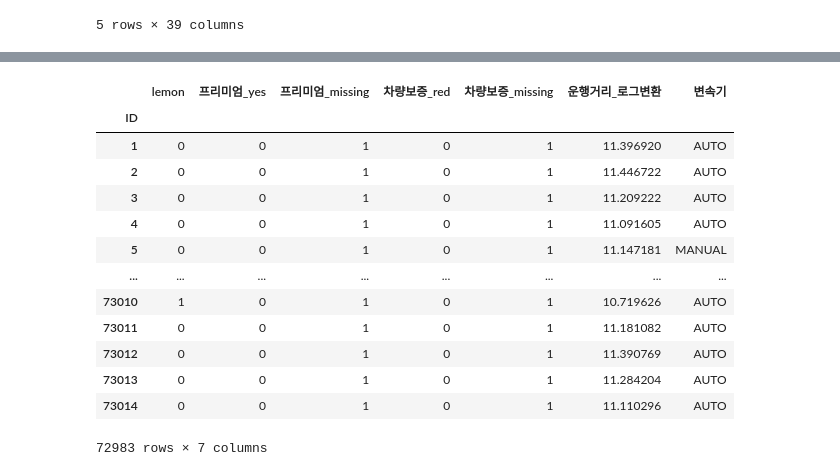
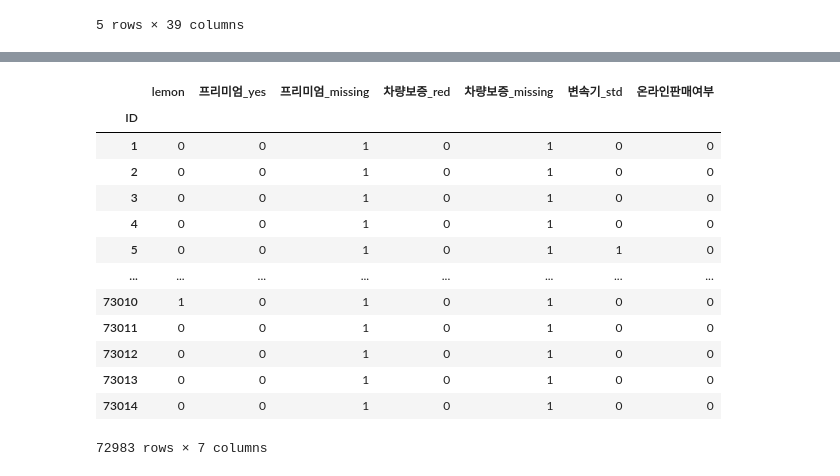
Before and after one commit to siwoolyyy/ml-data, a Jupyter notebook: lemon2.ipynb, the cells around one changed output, grey strips where cells are left out. Cells and saved outputs as stored; diff of their text form; code cells hidden in the pictures.

```diff
--- a/lemon2.ipynb
+++ b/lemon2.ipynb
@@ -70,3 +70,9 @@ AUTO      0.123242
 MANUAL    0.116071
 NaN       0.111111
 Name: lemon, dtype: float64
+# %%
+lemon['변속기'].isna().sum()
+
+lemon.loc[lemon['변속기'].isna(), ['변속기']] = 'AUTO'
+
+lemon['변속기'].isna().sum()
@@ -72,0 +81,3 @@ Name: lemon, dtype: float64
+# %%
+lemon['변속기_std'] = (lemon['변속기'] == 'MANUAL').astype(int)
+lemon['변속기_std'].count()
@@ -81,3 +123,17 @@ lemon.loc[lemon['차량크기'].isna(),: ]
 | 69980 | 0 | 2/17/2010 | ADESA | 2008 | 2 | JEEP | PATRIOT 2WD 4C | Spo | 4D SUV SPORT | SILVER | ... | ... |
 | 69990 | 0 | 2/24/2010 | ADESA | 2008 | 2 | JEEP | PATRIOT 2WD 4C | Spo | 4D SUV SPORT | BLACK | ... | ... |
 5 rows × 39 columns
+# %%
+idx = lemon.index[lemon['차량크기'].isna()]
+
+
+lemon.loc[idx[0], '차량크기'] = 'LARGE TRUCK'
+lemon.loc[idx[1], '차량크기'] = 'MEDIUM SUV'
+lemon.loc[idx[2], '차량크기'] = 'COMPACT'
+lemon.loc[idx[3], '차량크기'] = 'SMALL SUV'
+lemon.loc[idx[4], '차량크기'] = 'SMALL SUV'
+
+# idx = lemon.index[lemon['차량크기'].isna()][:5]
+# idx_values = ['LARGE TRUCK', 'MEDIUM SUV', 'COMPACT', 'SMALL SUV', 'SMALL SUV']
+
+# lemon.loc[idx, '차량크기'] = idx_values
@@ -105,20 +165,21 @@ lemon['차량크기'].unique(), lemon.groupby(['차량크기']).size(), lemon.gr
 # %%
-cols1 = ['lemon', '프리미엄_yes', '프리미엄_missing', '차량보증_red', '차량보증_missing', '운행거리_로그변환', '변속기_std', ]
-# ['변속기','차량크기','구매주','온라인판매여부','생산국가','색상']
-lemon_rf2 = lemon[cols1]
+# cols2 = ['lemon', '프리미엄_yes', '프리미엄_missing', '차량보증_red', '차량보증_missing', '운행거리_로그변환', '변속기_std', '온라인판매여부' ]
+cols2 = ['lemon', '프리미엄_yes', '프리미엄_missing', '차량보증_red', '차량보증_missing', '변속기_std', '온라인판매여부' ]
+# ['차량크기','구매주','생산국가','색상']
+lemon_rf2 = lemon[cols2]
 lemon_rf2
 # %% [output]
-|  | lemon | 프리미엄_yes | 프리미엄_missing | 차량보증_red | 차량보증_missing | 운행거리_로그변환 | 변속기 |
+|  | lemon | 프리미엄_yes | 프리미엄_missing | 차량보증_red | 차량보증_missing | 변속기_std | 온라인판매여부 |
 | ID |  |  |  |  |  |  |  |
-| 1 | 0 | 0 | 1 | 0 | 1 | 11.396920 | AUTO |
-| 2 | 0 | 0 | 1 | 0 | 1 | 11.446722 | AUTO |
-| 3 | 0 | 0 | 1 | 0 | 1 | 11.209222 | AUTO |
-| 4 | 0 | 0 | 1 | 0 | 1 | 11.091605 | AUTO |
-| 5 | 0 | 0 | 1 | 0 | 1 | 11.147181 | MANUAL |
+| 1 | 0 | 0 | 1 | 0 | 1 | 0 | 0 |
+| 2 | 0 | 0 | 1 | 0 | 1 | 0 | 0 |
+| 3 | 0 | 0 | 1 | 0 | 1 | 0 | 0 |
+| 4 | 0 | 0 | 1 | 0 | 1 | 0 | 0 |
+| 5 | 0 | 0 | 1 | 0 | 1 | 1 | 0 |
 | ... | ... | ... | ... | ... | ... | ... | ... |
-| 73010 | 1 | 0 | 1 | 0 | 1 | 10.719626 | AUTO |
-| 73011 | 0 | 0 | 1 | 0 | 1 | 11.181082 | AUTO |
-| 73012 | 0 | 0 | 1 | 0 | 1 | 11.390769 | AUTO |
-| 73013 | 0 | 0 | 1 | 0 | 1 | 11.284204 | AUTO |
-| 73014 | 0 | 0 | 1 | 0 | 1 | 11.110296 | AUTO |
+| 73010 | 1 | 0 | 1 | 0 | 1 | 0 | 0 |
+| 73011 | 0 | 0 | 1 | 0 | 1 | 0 | 0 |
+| 73012 | 0 | 0 | 1 | 0 | 1 | 0 | 0 |
+| 73013 | 0 | 0 | 1 | 0 | 1 | 0 | 0 |
+| 73014 | 0 | 0 | 1 | 0 | 1 | 0 | 0 |
 72983 rows × 7 columns
```
Also changed, not shown: parts of 13 cells of this notebook.
